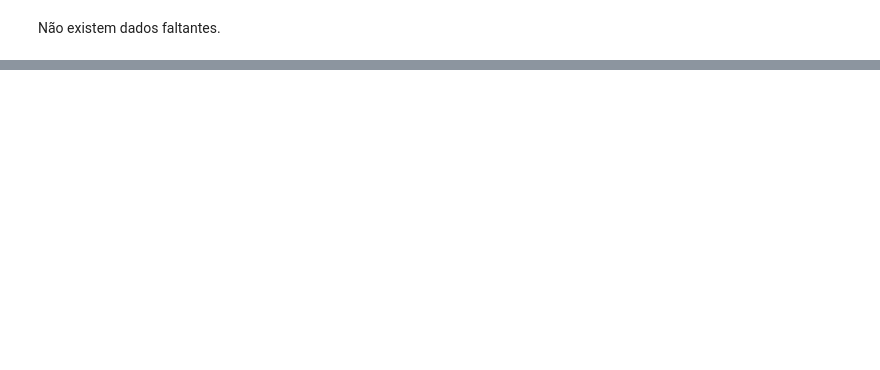
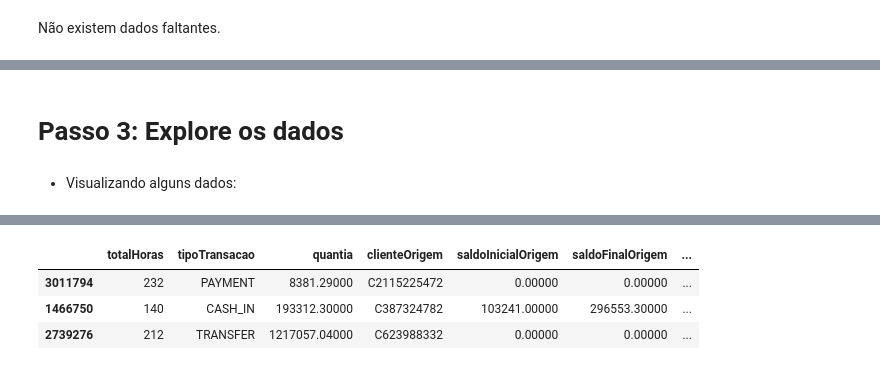
Before and after one commit to casjunior93/Tera---Desafio-de-classificacao, a Jupyter notebook: Refeito_Tera_Desafio_de_Classificação.ipynb, the cells around one changed output, grey strips where cells are left out. Saved outputs shown, nothing was run; the diff lists cells and outputs as text; code cells hidden in the pictures; blank space fills up the shorter version.

Commit message:
Passo 3 - exploraração iniciada

```diff
--- a/Refeito_Tera_Desafio_de_Classificação.ipynb
+++ b/Refeito_Tera_Desafio_de_Classificação.ipynb
@@ -16,6 +32,10 @@ Vou começar importando as bibliotecas iniciais:
 # %%
+%%time
 import pandas as pd
 import seaborn as sns
 import matplotlib.pyplot as plt
 import warnings
 warnings.filterwarnings('ignore')
+
+# Evita que o pandas apresente valores em notação científica
+pd.set_option('display.float_format', lambda x: '%.5f' % x)
@@ -155,0 +205,8 @@ Não existem dados faltantes.
+# %% [markdown]
+# **Passo 3: Explore os dados**
+# %% [markdown]
+* Visualizando alguns dados:
+# %%
+%%time
+df.sample(3)
+# %% [output]
@@ -155,0 +215,4 @@ Não existem dados faltantes.
+|  | totalHoras | tipoTransacao | quantia | clienteOrigem | saldoInicialOrigem | saldoFinalOrigem | ... |
+| 3011794 | 232 | PAYMENT | 8381.29000 | C2115225472 | 0.00000 | 0.00000 | ... |
+| 1466750 | 140 | CASH_IN | 193312.30000 | C387324782 | 103241.00000 | 296553.30000 | ... |
+| 2739276 | 212 | TRANSFER | 1217057.04000 | C623988332 | 0.00000 | 0.00000 | ... |
```
Also changed, not shown: parts of 29 cells of this notebook.
